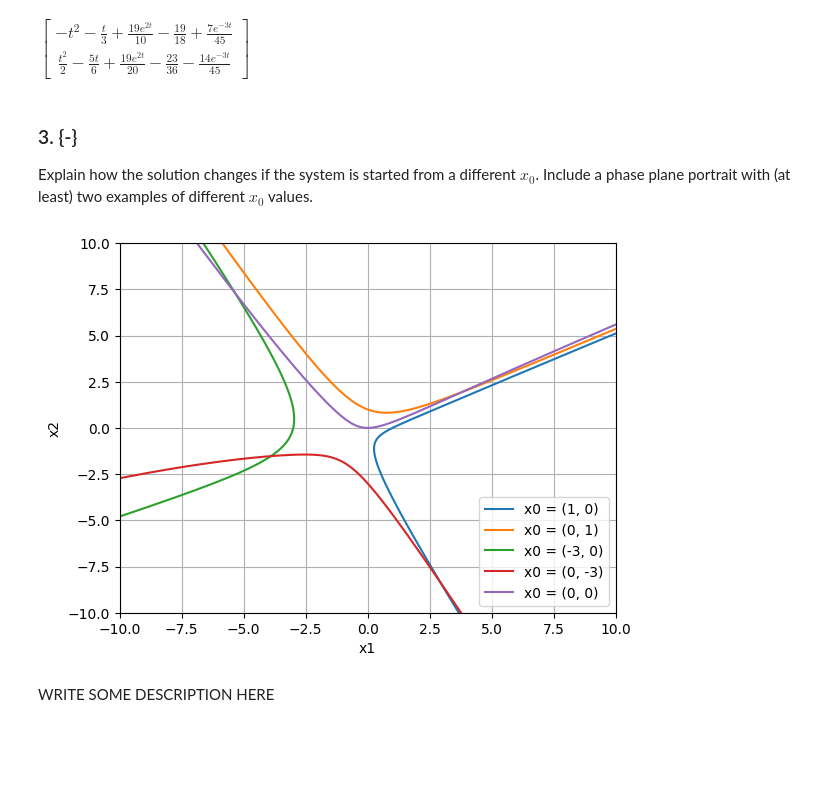
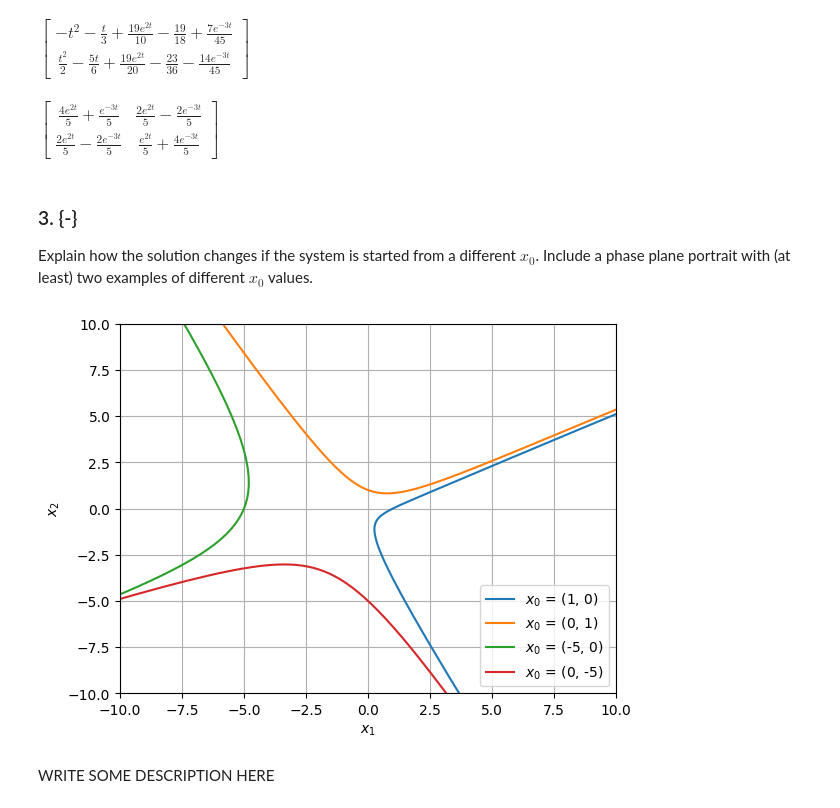
Before and after one commit to Khanrik/UniFolder, a Jupyter notebook: 3. Semester/Differentialligninger/Afleveringer/Aflevering 3/Assignment 3.ipynb, the cells around one changed output. Saved outputs shown, nothing was run; the diff lists cells and outputs as text; code cells hidden in the pictures; blank space fills up the shorter version.

```diff
--- a/3. Semester/Differentialligninger/Afleveringer/Aflevering 3/Assignment 3.ipynb
+++ b/3. Semester/Differentialligninger/Afleveringer/Aflevering 3/Assignment 3.ipynb
@@ -95,37 +91,41 @@ xt = xc + xp
 sp.simplify(xt)
 # %% [output]
 $\displaystyle \left[\begin{matrix}- t^{2} - \frac{t}{3} + \frac{19 e^{2 t}}{10} - \frac{19}{18} + \frac{7 e^{- 3 t}}{45}\\\frac{t^{2}}{2} - \frac{5 t}{6} + \frac{19 e^{2 t}}{20} - \frac{23}{36} - \frac{14 e^{- 3 t}}{45}\end{matrix}\right]$
+# %%
+eAt
+# %% [output]
+$\displaystyle \left[\begin{matrix}\frac{4 e^{2 t}}{5} + \frac{e^{- 3 t}}{5} & \frac{2 e^{2 t}}{5} - \frac{2 e^{- 3 t}}{5}\\\frac{2 e^{2 t}}{5} - \frac{2 e^{- 3 t}}{5} & \frac{e^{2 t}}{5} + \frac{4 e^{- 3 t}}{5}\end{matrix}\right]$
 # %% [markdown]
 ### 3. {-}
 Explain how the solution changes if the system is started from a different $x_{0}$. Include a phase plane portrait with (at least) two examples of different $x_{0}$ values.
 # %%
 def sol(x0):
     return eAt * x0 + xp
 
-x0_list = sp.Matrix([   [1,0,-3,0,0],
-                        [0,1,0,-3,0],])
+x0_list = sp.Matrix([   [1,0,-5,0],
+                        [0,1,0,-5],])
 
 time = np.linspace(-5,5,300)
 
 for i in range(x0_list.shape[1]):
     x0 = x0_list[:,i]
     x1 = sp.lambdify(t, sol(x0)[0,:], "numpy")
     x2 = sp.lambdify(t, sol(x0)[1,:], "numpy")
 
     x1sol = np.ravel(x1(time))
     x2sol = np.ravel(x2(time))
 
-    plt.plot(x1sol, x2sol, label=f"x0 = ({x0[0]}, {x0[1]})")
+    plt.plot(x1sol, x2sol, label=f"$x_0$ = ({x0[0]}, {x0[1]})")
 
-plt.xlabel("x1")
-plt.ylabel("x2")
+plt.xlabel("$x_1$")
+plt.ylabel("$x_2$")
 plt.grid()
 plt.xlim([-10,10])
 plt.ylim([-10,10])
 plt.legend()
 plt.show()
 # %% [output]
-[figure, old version]
+[figure, new version]
 # %% [markdown]
 WRITE SOME DESCRIPTION HERE
 # %% [markdown]
```
Also changed, not shown: parts of 15 cells of this notebook.
